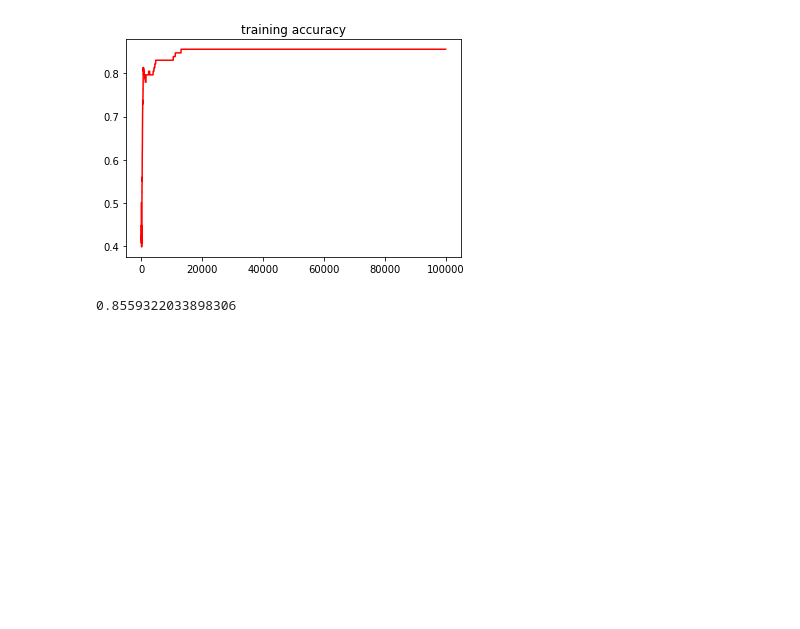
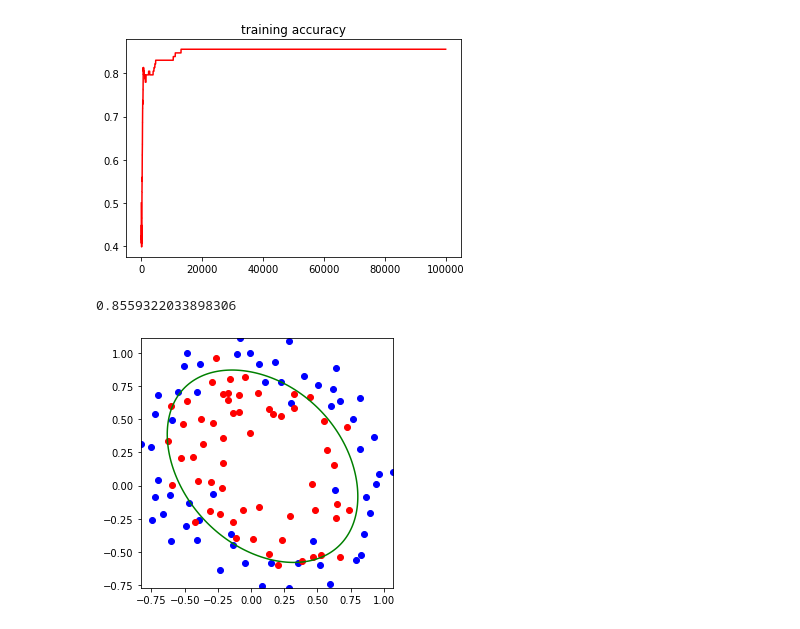
Before and after one commit to ahyen/ML-assignment, a Jupyter notebook: Assginment06.ipynb, the cells around one changed output. Saved outputs shown, nothing was run; the diff lists cells and outputs as text; code cells hidden in the pictures; blank space fills up the shorter version.

Commit message:
Plot the optimal classifier superimposed on the training data

```diff
--- a/Assginment06.ipynb
+++ b/Assginment06.ipynb
@@ -125,3 +125,19 @@ print(accuracy_list[iteration-1])
 # %% [output]
 [figure]
 0.8559322033898306
+# %%
+plt.figure()
+
+grid_size = 500
+A, B = np.meshgrid(np.linspace(data[:, 0].min(), data[:, 0].max(), grid_size),
+                   np.linspace(data[:, 1].min(), data[:, 1].max(), grid_size))
+z = theta0 + theta1*A + theta2*B + theta3*A*B + theta4*A*A + theta5*B*B + theta6*A*A*B*B
+
+plt.contour(A, B, z, 0, colors = 'green')
+plt.scatter(pointX0, pointY0, c='b')
+plt.scatter(pointX1, pointY1, c='r')
+plt.tight_layout()
+plt.gca().set_aspect('equal', adjustable='box')
+plt.show()
+# %% [output]
+[figure, added]
```
